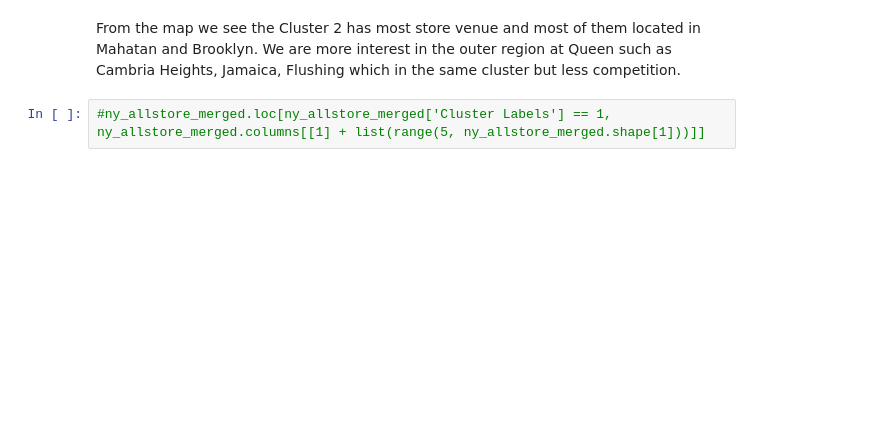
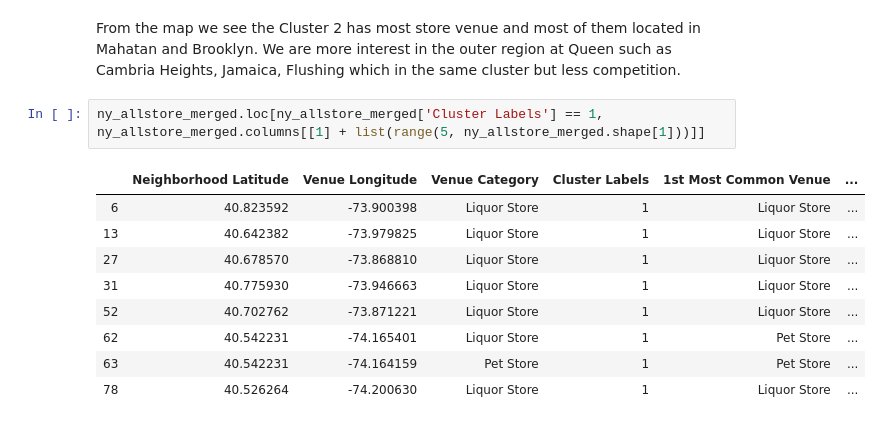
Before and after one commit to Quan-Dang-PM/Coursera_Capstone, a Jupyter notebook: The Battle of Neighborhoods (Week 4).ipynb, the cells around one changed output. Drawn from its saved outputs; the diff is of its cells as text; blank space fills up the shorter version.

```diff
--- a/The Battle of Neighborhoods (Week 4).ipynb
+++ b/The Battle of Neighborhoods (Week 4).ipynb
@@ -415,4 +410,14 @@ map_clusters
 # %% [markdown]
 From the map we see the Cluster 2 has most store venue and most of them located in Mahatan and Brooklyn. We are more interest in the outer region at Queen such as Cambria Heights, Jamaica, Flushing which in the same cluster but less competition.
 # %%
-#ny_allstore_merged.loc[ny_allstore_merged['Cluster Labels'] == 1, ny_allstore_merged.columns[[1] + list(range(5, ny_allstore_merged.shape[1]))]]
+ny_allstore_merged.loc[ny_allstore_merged['Cluster Labels'] == 1, ny_allstore_merged.columns[[1] + list(range(5, ny_allstore_merged.shape[1]))]]
+# %% [output]
+|  | Neighborhood Latitude | Venue Longitude | Venue Category | Cluster Labels | 1st Most Common Venue | ... |
+| 6 | 40.823592 | -73.900398 | Liquor Store | 1 | Liquor Store | ... |
+| 13 | 40.642382 | -73.979825 | Liquor Store | 1 | Liquor Store | ... |
+| 27 | 40.678570 | -73.868810 | Liquor Store | 1 | Liquor Store | ... |
+| 31 | 40.775930 | -73.946663 | Liquor Store | 1 | Liquor Store | ... |
+| 52 | 40.702762 | -73.871221 | Liquor Store | 1 | Liquor Store | ... |
+| 62 | 40.542231 | -74.165401 | Liquor Store | 1 | Pet Store | ... |
+| 63 | 40.542231 | -74.164159 | Pet Store | 1 | Pet Store | ... |
+| 78 | 40.526264 | -74.200630 | Liquor Store | 1 | Liquor Store | ... |
```
Also changed, not shown: parts of 5 cells of this notebook, 2 other files.
